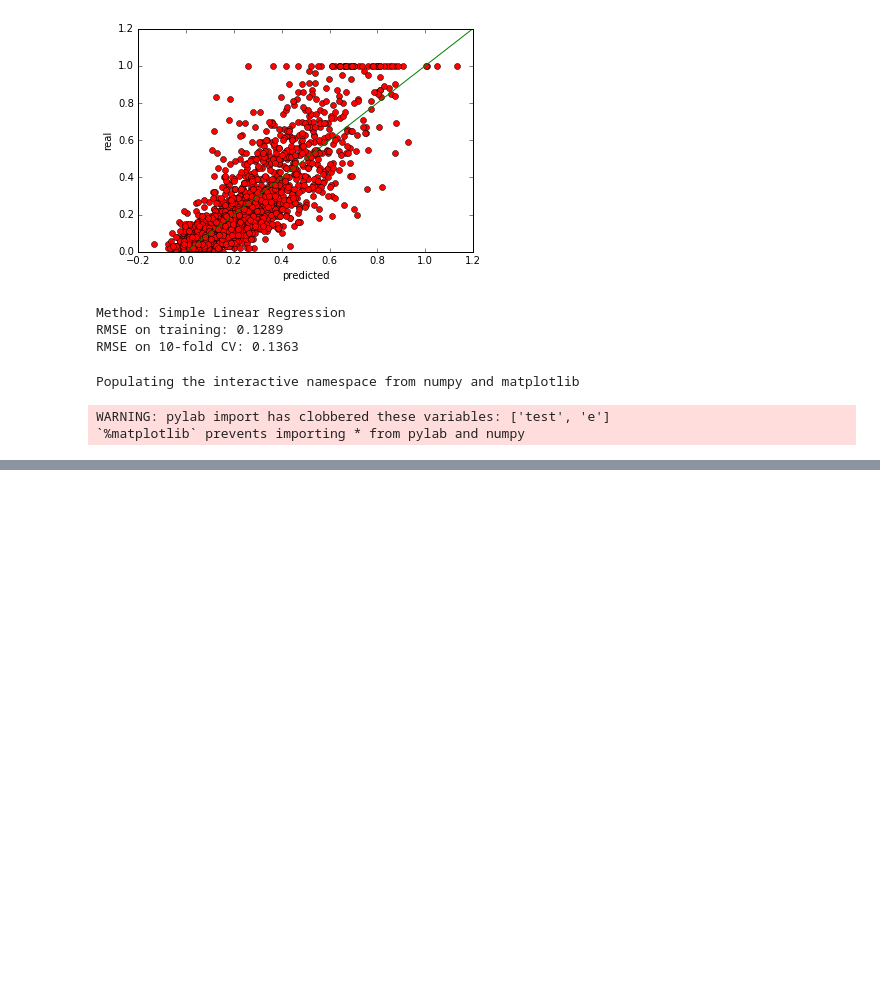
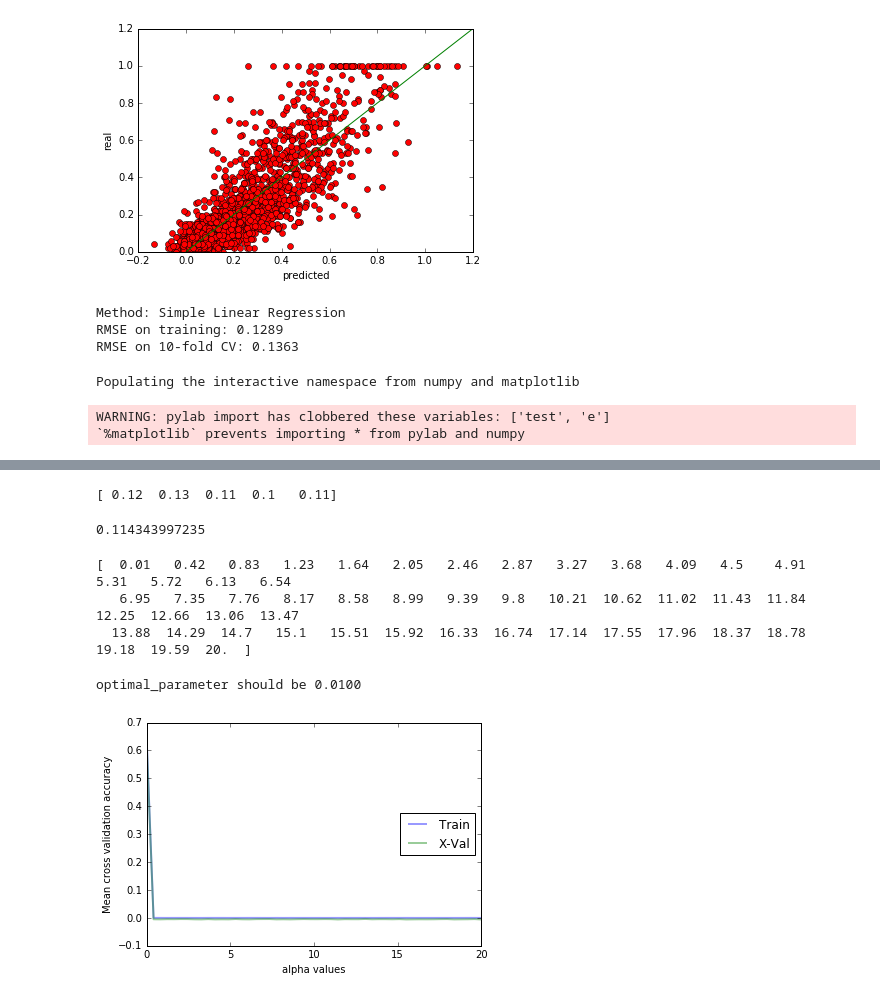
Before and after one commit to danoPA/python, a Jupyter notebook: ipython/CSC478_Assignment3.ipynb, the cells around one changed output, grey strips where cells are left out. Saved outputs shown, nothing was run; the diff lists cells and outputs as text; code cells hidden in the pictures; blank space fills up the shorter version.

```diff
--- a/ipython/CSC478_Assignment3.ipynb
+++ b/ipython/CSC478_Assignment3.ipynb
@@ -241,0 +341,13 @@ WARNING: pylab import has clobbered these variables: ['test', 'e']
+# %%
+# Run the model with that feature subset on the set-aside test data.
+fs = feature_selection.SelectPercentile(feature_selection.f_regression, percentile = 41)
+X_train_fs = fs.fit_transform(X_test, y_test)
+scores = cross_validation.cross_val_score(lr_model, X_train_fs, y_test, scoring='mean_absolute_error', cv=5)
+print abs(scores)
+# %% [output]
+[ 0.12  0.13  0.11  0.1   0.11]
+# %%
+# Mean abosolute error for 5 fold cross validation
+print abs(scores.mean())
+# %% [output]
+0.114343997235
@@ -241,0 +428,15 @@ WARNING: pylab import has clobbered these variables: ['test', 'e']
+# %%
+alpha = np.linspace(.01, 20, 50)
+print alpha
+# %% [output]
+[  0.01   0.42   0.83   1.23   1.64   2.05   2.46   2.87   3.27   3.68   4.09   4.5    4.91   5.31   5.72   6.13   6.54
+   6.95   7.35   7.76   8.17   8.58   8.99   9.39   9.8   10.21  10.62  11.02  11.43  11.84  12.25  12.66  13.06  13.47
+  13.88  14.29  14.7   15.1   15.51  15.92  16.33  16.74  17.14  17.55  17.96  18.37  18.78  19.18  19.59  20.  ]
+# %%
+X_train, X_test, y_train, y_test = train_test_split(x, y, test_size=0.2, random_state=33)
+train_scores, test_scores, optimal_parameter = calc_params(X_train, y_train, "lasso", alpha, 'alpha', 5)
+alpha_best_lasso=alpha[optimal_parameter[0]]
+print ("optimal_parameter should be %.4f"%alpha[optimal_parameter])
+# %% [output]
+optimal_parameter should be 0.0100
+[figure, added]
```
Also changed, not shown: parts of 44 cells of this notebook, 1 other file.
